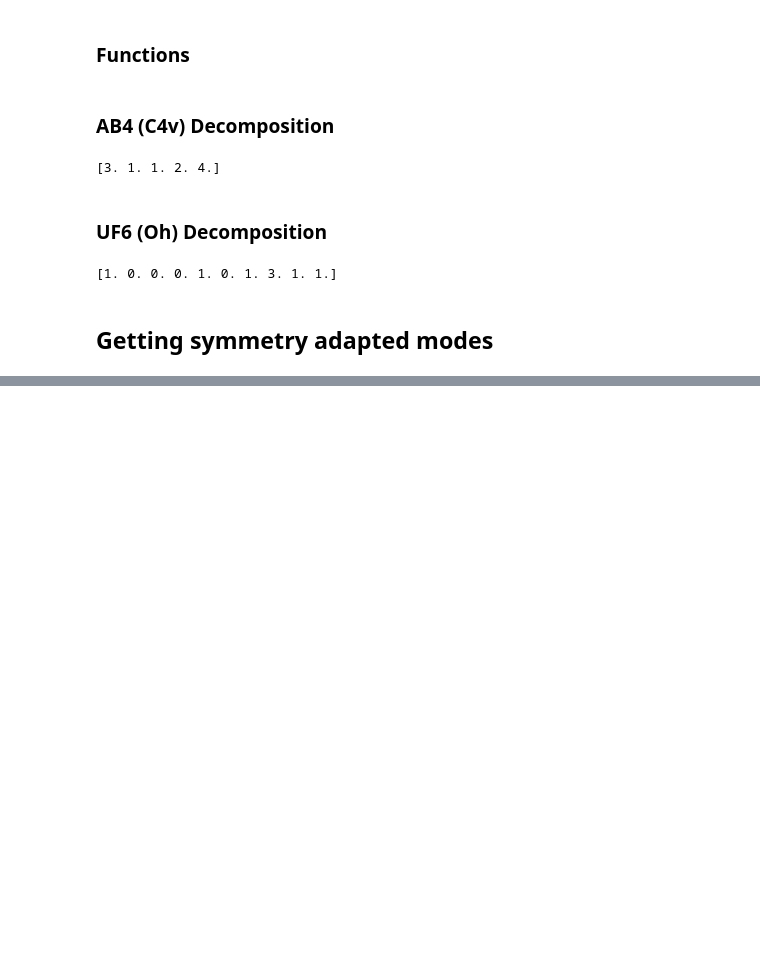
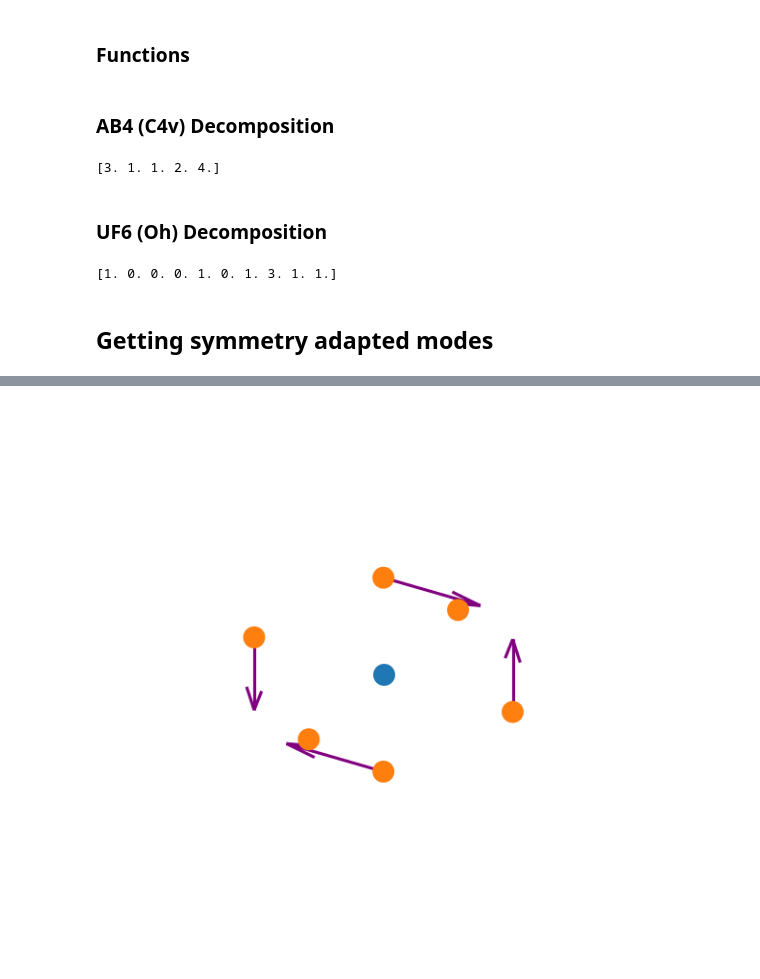
Before and after one commit to TheoNDionne/GroupTheoryHomework, a Jupyter notebook: group_theory_homework.ipynb, the cells around one changed output, grey strips where cells are left out. Cells and saved outputs as stored; diff of their text form; code cells hidden in the pictures; blank space fills up the shorter version.

```diff
--- a/group_theory_homework.ipynb
+++ b/group_theory_homework.ipynb
@@ -276,0 +534,46 @@ plt.show()
+# %%
+irrep = 8
+
+initial_coords_test = np.zeros(np.shape(mechanical_rep_Oh)[1]).reshape((3,7))
+
+
+initial_coords_test[2,1] = 1
+# initial_coords_test[2,5] = -1
+initial_coords_test[2,1] = 1
+# initial_coords_test[2,2] = 1
+
+
+sym_adap = get_symmetry_adapted_modes(initial_coords_test, irrep, mechanical_rep_Oh, character_table_Oh, elements_per_class_Oh)
+
+# plotting
+ax = plt.figure().add_subplot(projection='3d')
+ax.set_proj_type("ortho")
+
+# Make the grid
+x, y, z = np.meshgrid(np.arange(3),
+                      np.arange(3),
+                      np.arange(3))
+
+# ax.quiver(x, y, z, u, v, w, length=1/2, normalize=True)
+ax.quiver(
+    atom_spatial_coordinates_Oh[0,:],
+    atom_spatial_coordinates_Oh[1,:],
+    atom_spatial_coordinates_Oh[2,:],
+    sym_adap[0,:],
+    sym_adap[1,:],
+    sym_adap[2,:],
+    length=0.75,
+    normalize=True,
+    color="purple"
+    )
+ax.scatter(atom_spatial_coordinates_Oh[0,0],atom_spatial_coordinates_Oh[1,0],atom_spatial_coordinates_Oh[2,0], s=100, alpha=1)
+ax.scatter(atom_spatial_coordinates_Oh[0,1:],atom_spatial_coordinates_Oh[1,1:],atom_spatial_coordinates_Oh[2,1:], s=100, alpha=1)
+# ax.set_xlim3d(-1.5,1.5)
+# ax.set_ylim3d(-1.5,1.5)
+# ax.set_zlim3d(-1.5,1.5)
+
+ax.set_axis_off()
+
+plt.show()
+# %% [output]
+[figure, added]
```
Also changed, not shown: parts of 6 cells of this notebook.
